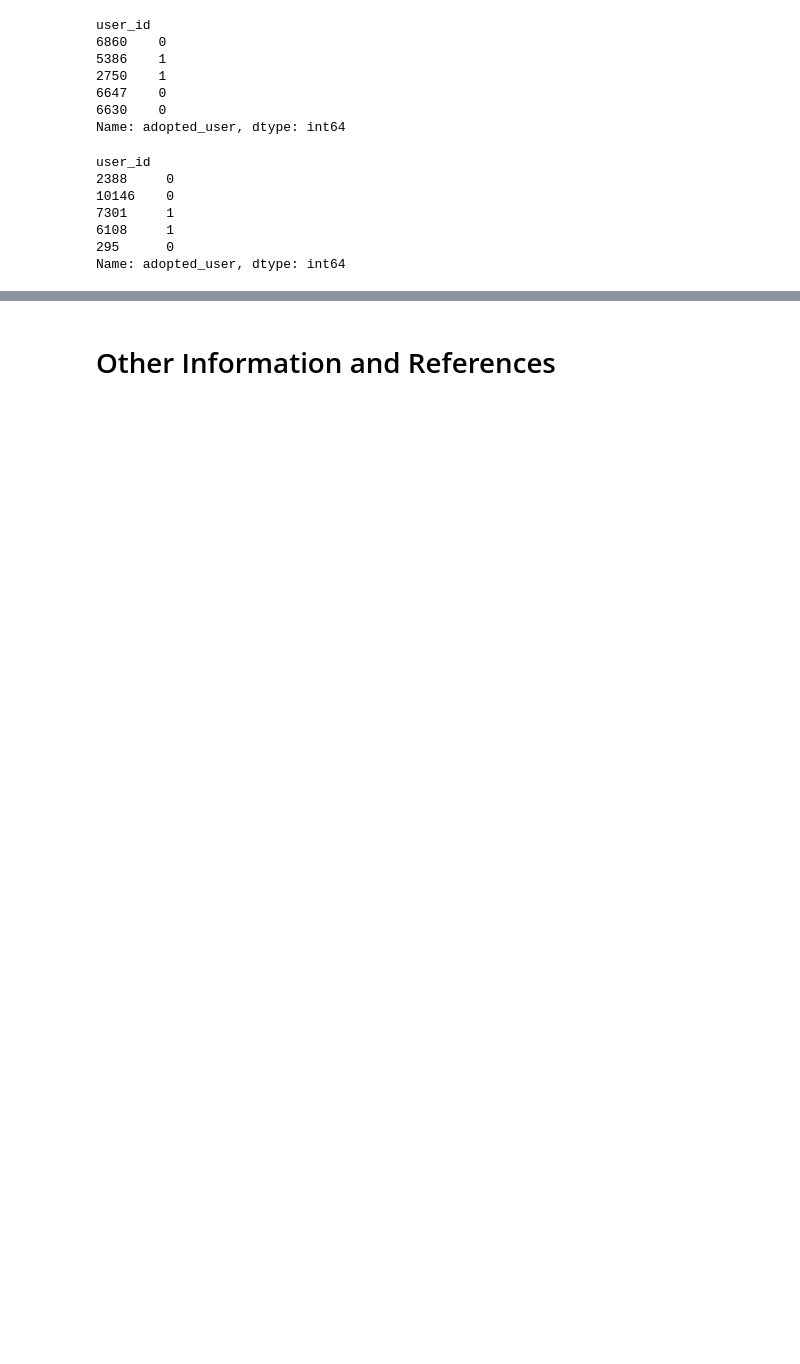
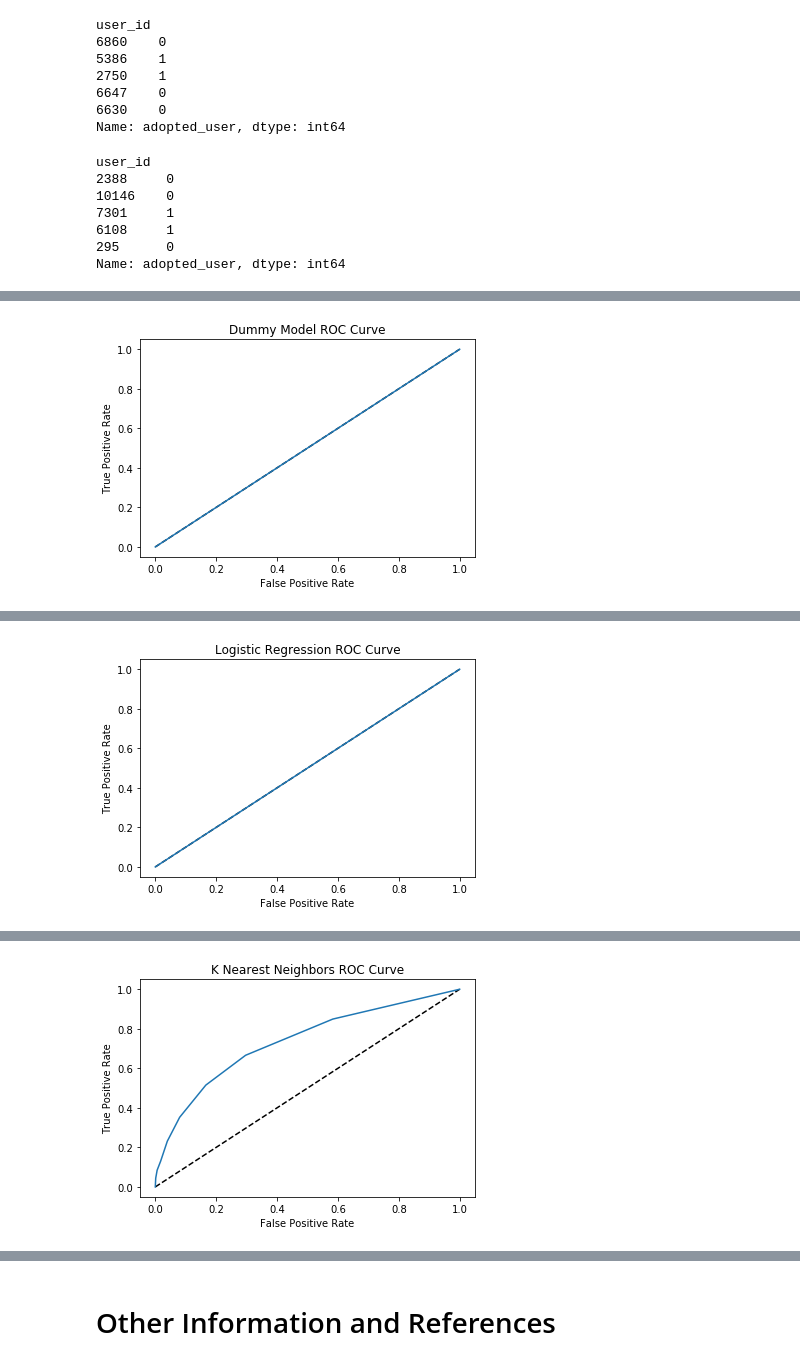
Before and after one commit to milesin3d/Springboard-MiniProjects, a Jupyter notebook: Relax Inc/Relax Inc.ipynb, the cells around one changed output, grey strips where cells are left out. Saved outputs shown, nothing was run; the diff lists cells and outputs as text; code cells hidden in the pictures; blank space fills up the shorter version.

Commit message:
added pipeline

```diff
--- a/Relax Inc/Relax Inc.ipynb
+++ b/Relax Inc/Relax Inc.ipynb
@@ -1416,0 +1865,13 @@ Name: adopted_user, dtype: int64
+# %%
+classifier_dm = DummyClassifier(strategy='most_frequent', random_state=0)
+classifier_lr = LogisticRegression(solver='liblinear', random_state=0)
+classifier_knn = KNeighborsClassifier()
+classifier_svm = SVC(random_state=0)
+classifier_dt = DecisionTreeClassifier(random_state=0)
+classifier_rf = RandomForestClassifier(random_state=0)
+classifier_nb = GaussianNB()
+classifier_xgb = XGBClassifier(objective='binary:logistic')
+
+classifiers = [classifier_dm, classifier_lr, classifier_knn,
+               classifier_svm, classifier_dt, classifier_rf,
+               classifier_nb, classifier_xgb]
@@ -1416,0 +2023,7 @@ Name: adopted_user, dtype: int64
+# %%
+# switches for running all or specific models
+
+run_all_models = False
+models_to_run = {'dm' : True, 'lr' : True, 'knn' : True,
+                 'svm' : False, 'dt' : True, 'rf' : True,
+                 'nb' : True, 'xgb' : True}
@@ -1416,0 +2032,57 @@ Name: adopted_user, dtype: int64
+# %%
+# add classifier to the preprocessor
+
+# dummy model
+if models_to_run['dm'] or run_all_models:
+    pipeline = Pipeline(steps=[('preprocessor', preprocessor),
+                     ('classifier', classifier_dm)])
+    dm_cv = train_and_score_model('Dummy Model', pipeline, param_grid_dm)
+
+
+# logistical regression
+if models_to_run['lr'] or run_all_models:
+    pipeline = Pipeline(steps=[('preprocessor', preprocessor),
+                         ('classifier', classifier_lr)])
+    lr_cv = train_and_score_model('Logistic Regression', pipeline, param_grid_lr)
+
+
+# k nearest neighbors
+if models_to_run['knn'] or run_all_models:
+    pipeline = Pipeline(steps=[('preprocessor', preprocessor),
+                         ('classifier', classifier_knn)])
+    knn_cv = train_and_score_model('K Nearest Neighbors', pipeline, param_grid_knn)
+
+
+# support vector machine
+if models_to_run['svm'] or run_all_models:
+    print('The SVM pipeline takes over 2 hours to complete.')
+    pipeline = Pipeline(steps=[('preprocessor', preprocessor),
+                         ('classifier', classifier_svm)])
+    svm_cv = train_and_score_model('Support Vector Machine', pipeline, param_grid_svm)
+
+
+# decision tree
+if models_to_run['dt'] or run_all_models:
+    pipeline = Pipeline(steps=[('preprocessor', preprocessor),
+                         ('classifier', classifier_dt)])
+    dt_cv = train_and_score_model('Decision Tree', pipeline, param_grid_dt)
+
+
+# random forest
+if models_to_run['rf'] or run_all_models:
+    pipeline = Pipeline(steps=[('preprocessor', preprocessor),
+                         ('classifier', classifier_rf)])
+    rf_cv = train_and_score_model('Random Forest', pipeline, param_grid_rf)
+
+# GaussianNB
+if models_to_run['nb'] or run_all_models:
+    pipeline = Pipeline(steps=[('preprocessor', preprocessor),
+                         ('classifier', classifier_nb)])
+    nb_cv = train_and_score_model('Naive Bayes', pipeline, param_grid_nb)
+
+# XGBoost
+if models_to_run['xgb'] or run_all_models:
+    pipeline = Pipeline(steps=[('preprocessor', preprocessor),
+                               ('classifier', classifier_xgb)])
+    xgb_cv = train_and_score_model('XGBoost', pipeline, param_grid_xgb)
+# %% [output]
@@ -1416,0 +2104 @@ Name: adopted_user, dtype: int64
+[figure, added]
@@ -1416,0 +2121 @@ Name: adopted_user, dtype: int64
+[figure, added]
@@ -1416,0 +2138 @@ Name: adopted_user, dtype: int64
+[figure, added]
```
Also changed, not shown: parts of 62 cells of this notebook.
